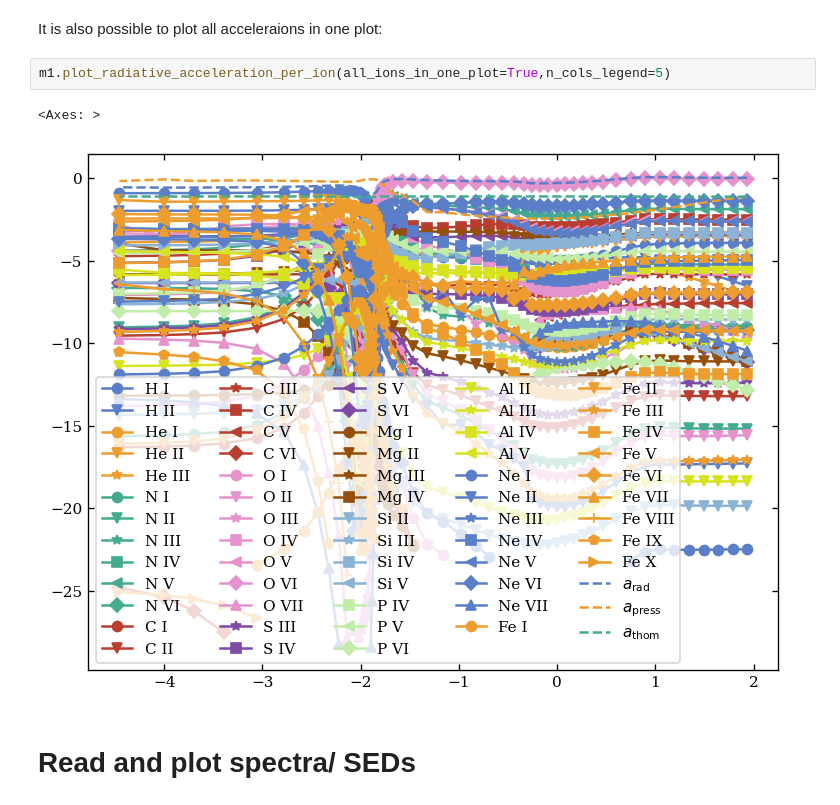
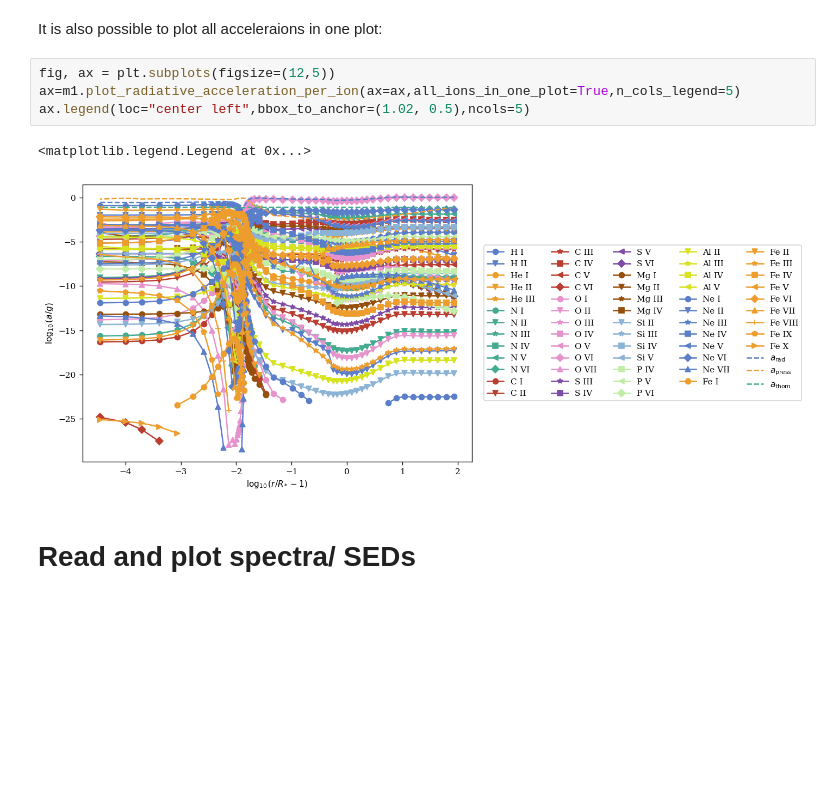
Before and after one commit to eschoesser/spyplotter, a Jupyter notebook: docs/model.ipynb, the cells around one changed output. Drawn from its saved outputs; the diff is of its cells as text; blank space fills up the shorter version.

```diff
--- a/docs/model.ipynb
+++ b/docs/model.ipynb
@@ -147,10 +147,12 @@ m1.plot_radiative_acceleration_per_ion()
 # %% [markdown]
 It is also possible to plot all acceleraions in one plot:
-# %%
-m1.plot_radiative_acceleration_per_ion(all_ions_in_one_plot=True,n_cols_legend=5)
-# %% [output]
-<Axes: >
-[figure, removed]
+# %%
+fig, ax = plt.subplots(figsize=(12,5))
+ax=m1.plot_radiative_acceleration_per_ion(ax=ax,all_ions_in_one_plot=True,n_cols_legend=5)
+ax.legend(loc="center left",bbox_to_anchor=(1.02, 0.5),ncols=5)
+# %% [output]
+<matplotlib.legend.Legend at 0x...>
+[figure, added]
 # %% [markdown]
 # Read and plot spectra/ SEDs
 # %% [markdown]
```
Also changed, not shown: parts of 1 cell of this notebook, 1 other file.
